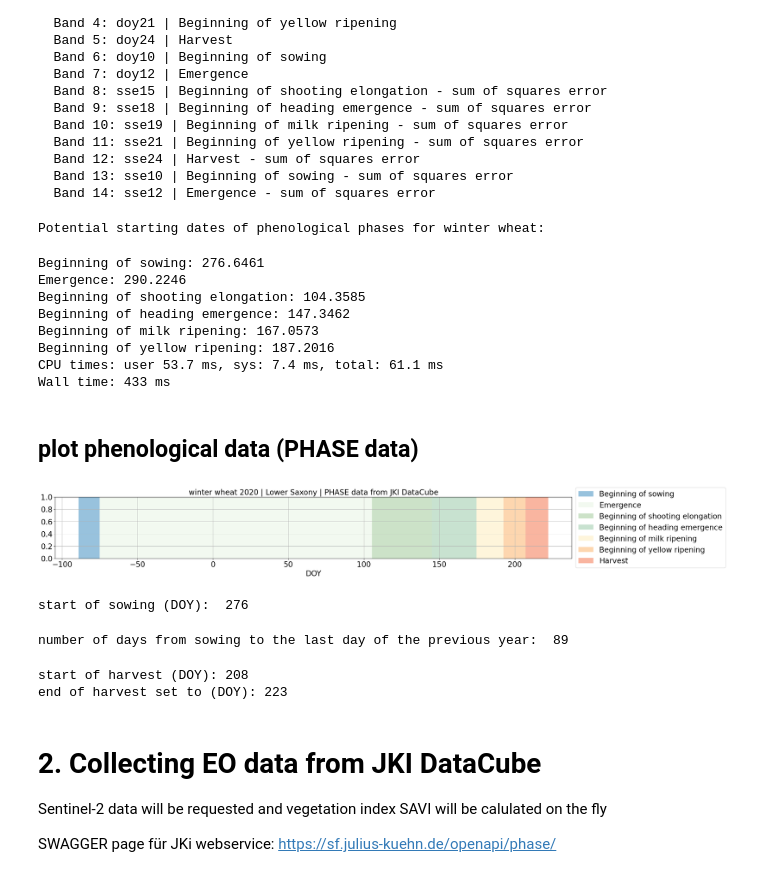
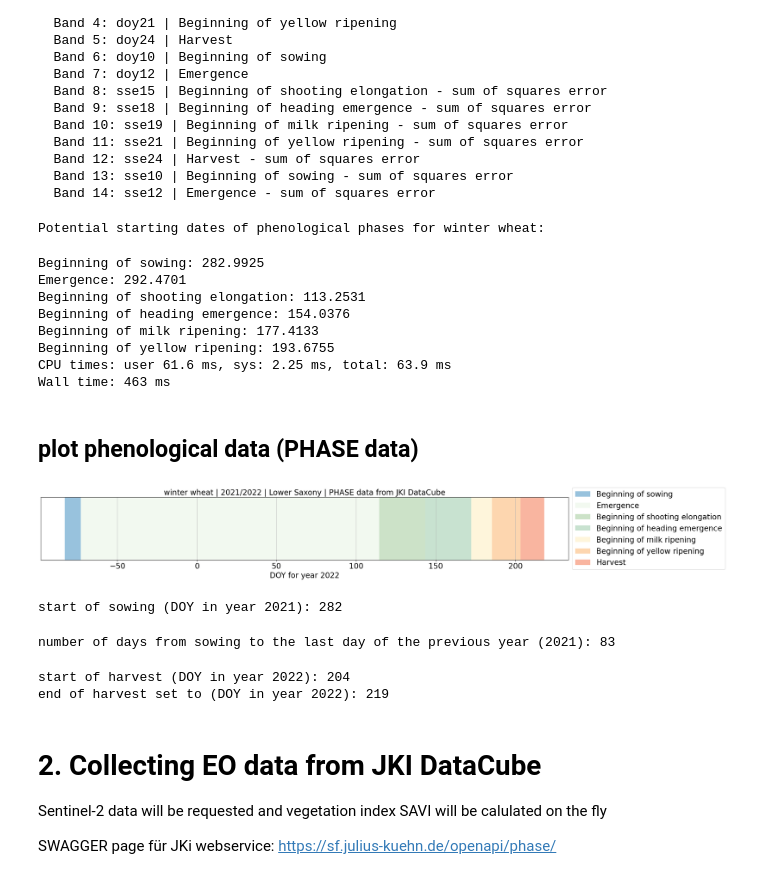
Before and after one commit to florianbeyer/JKIDataCubeDemo, a Jupyter notebook: DemoPhaseWCS.ipynb, the cells around one changed output. Drawn from its saved outputs; the diff is of its cells as text; code cells hidden in the pictures.

```diff
--- a/DemoPhaseWCS.ipynb
+++ b/DemoPhaseWCS.ipynb
@@ -139,6 +146,17 @@ meta data of data cube dwd_evapotranspiration_daily:
 # %%
 # directory to shape file of agricultural field'
 shp = 'data/winterwheat2020.geojson'
-# shp = 'data/thueringen_groß.geojson'
-# shp = 'data/niedersachsen.geojson'
-# shp = 'data/bayern.geojson'
+
+year = 2022
+
+# other examples:
+
+# shp = 'data/lower_saxony.geojson'
+# shp = 'data/bavaria.geojson'
+# shp = 'data/thuringia_large.geojson'
+
+### shows vector in an interactive map
+## works only if you installed ipyleaflet
+##  more infor,mation here: https://github.com/jupyter-widgets/ipyleaflet
+## restarting the jupyterlab after installation is maybe required
+func_misc.get_map(shp, zoom=15)
@@ -215,17 +230,16 @@ band number: band name | band description
   Band 14: sse12 | Emergence - sum of squares error
 # %%
 %%time
+# request phenological entry dates from data cube
+
 print('Potential starting dates of phenological phases for winter wheat:\n')
 # get centroid coodinates from field
 easting = float(gpd.read_file(shp).to_crs('EPSG:32632').centroid.x)
 northing = float(gpd.read_file(shp).to_crs('EPSG:32632').centroid.y)
 
-# phenological phases for winter wheat
-# p_names = ['shooting','heading', 'milk ripening','yellow ripening','harvest', 'sowing', 'emergence']
-
-# get phases from previous year
-year_pre = '2019'
-days_pre = func_misc.get_all_dates(year_pre)
+# get phases from previous year (Winter wheat is always sown in the previous year!)
+year_pre = str(year-1)
+days_pre = func_misc.get_all_dates(year_pre) # function to get all dates of the given year
 
 # wcs request:
 phases_pre = get_phases_from_point(
@@ -239,14 +253,11 @@ phases_pre = get_phases_from_point(
     get_query=False
 )
 
-# print result for previous year (sowing and emegrence)
-# for i in range(5,7):
-#     print('{} started on DOY {} in year {}'.format(p_names[i], int(phases_pre[i]), year_pre))
 print(f'{band_dict[6][1]}: {phases_pre[5]}')
 print(f'{band_dict[7][1]}: {phases_pre[6]}')
 
 # get phases from ongoing year
-year_on = '2020'
+year_on = str(year)
 days_on= func_misc.get_all_dates(year_on)
 
 # wcs request:
@@ -261,67 +272,63 @@ phases_on = get_phases_from_point(
     get_query=False
 )
 
-# print result for ongoing year (shooting - harvest)
-# for i in range(0,5):
-#     print('{} started on DOY {} in year {}'.format(p_names[i], int(phases_on[i]), year_on))
-
 print(f'{band_dict[1][1]}: {phases_pre[0]}')
 print(f'{band_dict[2][1]}: {phases_pre[1]}')
 print(f'{band_dict[3][1]}: {phases_pre[2]}')
 print(f'{band_dict[4][1]}: {phases_pre[3]}')
 # %% [output]
 Potential starting dates of phenological phases for winter wheat:
-Beginning of sowing: 276.6461
-Emergence: 290.2246
-Beginning of shooting elongation: 104.3585
-Beginning of heading emergence: 147.3462
-Beginning of milk ripening: 167.0573
-Beginning of yellow ripening: 187.2016
-CPU times: user 53.7 ms, sys: 7.4 ms, total: 61.1 ms
-Wall time: 433 ms
+Beginning of sowing: 282.9925
+Emergence: 292.4701
+Beginning of shooting elongation: 113.2531
+Beginning of heading emergence: 154.0376
+Beginning of milk ripening: 177.4133
+Beginning of yellow ripening: 193.6755
+CPU times: user 61.6 ms, sys: 2.25 ms, total: 63.9 ms
+Wall time: 463 ms
 # %% [markdown]
 ## plot phenological data (PHASE data)
 # %%
 # plot phenological phases
 fig, ax = plt.subplots(figsize=(25,3))
 
 # get start of phases from previous year
 sow = -1 * (len(days_pre) - np.floor(phases_pre[5]))
 eme = -1 * (len(days_pre) - np.floor(phases_pre[6]))
 
 ax.axvspan(sow,eme , facecolor= '#3287BD', alpha=0.5, label=f'{band_dict[6][1]}')
 ax.axvspan(eme,phases_on[0] , facecolor= '#E6F4E3', alpha=0.5, label=f'{band_dict[7][1]}')
 # ax.axvspan(0, phases[0], facecolor= '#E6F4E3', alpha=0.5, label='emergence')
 ax.axvspan(phases_on[0], phases_on[1], facecolor= '#9AC693', alpha=0.5, label=f'{band_dict[1][1]}')
 ax.axvspan(phases_on[1], phases_on[2], facecolor= '#93C7A3', alpha=0.5, label=f'{band_dict[2][1]}')
 ax.axvspan(phases_on[2], phases_on[3], facecolor= '#FEEDB9', alpha=0.5, label=f'{band_dict[3][1]}')
 ax.axvspan(phases_on[3], phases_on[4], facecolor= '#FDAE61', alpha=0.5, label=f'{band_dict[4][1]}')
 ax.axvspan(phases_on[4], phases_on[4]+15, facecolor= '#F56D43', alpha=0.5, label=f'{band_dict[5][1]}')
 ax.grid()
-ax.set_xlabel('DOY', fontsize=20)
+ax.set_xlabel(f'DOY for year {year}', fontsize=20)
 ax.legend(loc='center left', bbox_to_anchor=(1, 0.5), fontsize=20)
 plt.xticks(fontsize=20)
-plt.yticks(fontsize=20)
-plt.title('winter wheat 2020 | Lower Saxony | PHASE data from JKI DataCube', fontsize=20)
+plt.yticks([])
+plt.title(f'winter wheat | {year-1}/{year} | Lower Saxony | PHASE data from JKI DataCube', fontsize=20)
 # plt.savefig('/directory/to/save/the/figure/winterwheat_field_2020_PHASES.pdf',bbox_inches='tight')
 plt.show()
 # %% [output]
-[figure, old version]
+[figure, new version]
 # %%
 sowing = int(np.floor(phases_pre[5]))
-print('start of sowing (DOY): ', sowing)
+print(f'start of sowing (DOY in year {year -1}): {sowing}')
 # %% [output]
-start of sowing (DOY):  276
+start of sowing (DOY in year 2021): 282
 # %%
-print('number of days from sowing to the last day of the previous year: ', len(days_pre)-sowing)
+print(f'number of days from sowing to the last day of the previous year ({year-1}): {len(days_pre)-sowing}')
 # %% [output]
-number of days from sowing to the last day of the previous year:  89
+number of days from sowing to the last day of the previous year (2021): 83
 # %%
 harvest = int(np.ceil(phases_on[4]))+15 # period 15 days of potential harvesting
-print('start of harvest (DOY): {}\nend of harvest set to (DOY): {}'.format(int(np.ceil(phases_on[4])), harvest))
+print(f'start of harvest (DOY in year {year}): {int(np.ceil(phases_on[4]))} \nend of harvest set to (DOY in year {year}): {harvest}')
 # %% [output]
-start of harvest (DOY): 208
-end of harvest set to (DOY): 223
+start of harvest (DOY in year 2022): 204
+end of harvest set to (DOY in year 2022): 219
 # %% [markdown]
 # 2. Collecting EO data from JKI DataCube
 
```
Also changed, not shown: parts of 21 cells of this notebook, 6 other files.
